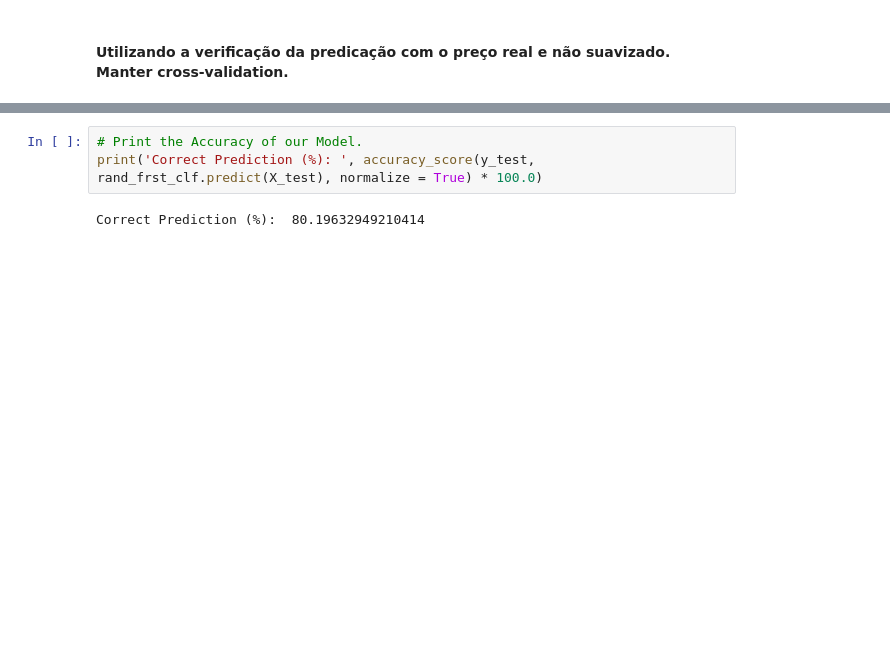
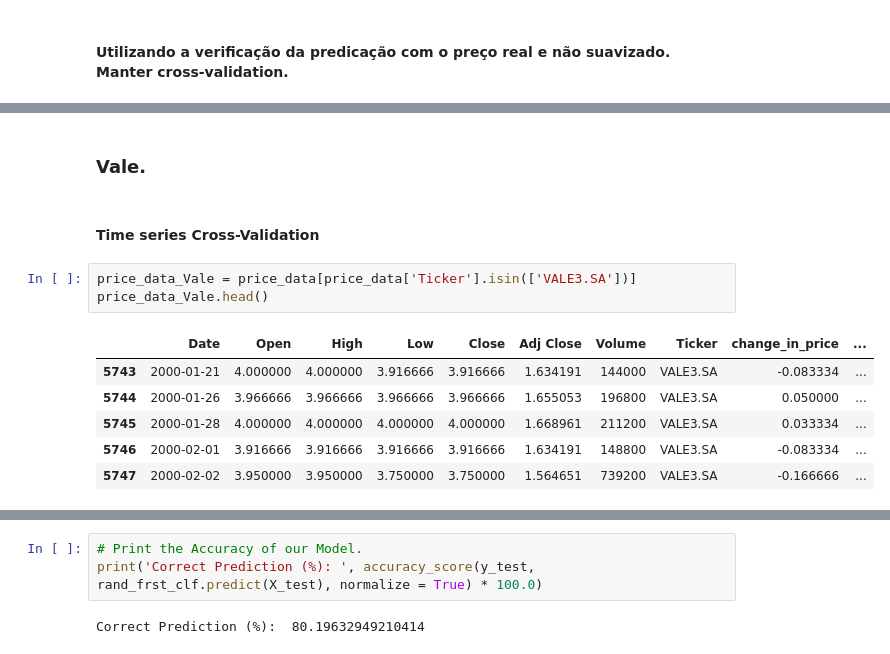
Before and after one commit to Bruno-Santana-Eco/TCC_Machine_learning, a Jupyter notebook: Random Forest 3.ipynb, the cells around one changed output, grey strips where cells are left out. Saved outputs shown, nothing was run; the diff lists cells and outputs as text; blank space fills up the shorter version.

```diff
--- a/Random Forest 3.ipynb
+++ b/Random Forest 3.ipynb
@@ -1806,3 +2273,17 @@ final_report_df = pd.concat(report_dict.values(), keys=report_dict.keys())
 
 # Display the final report DataFrame
 print(final_report_df)
+# %% [markdown]
+### Vale.
+# %% [markdown]
+#### Time series Cross-Validation
+# %%
+price_data_Vale = price_data[price_data['Ticker'].isin(['VALE3.SA'])]
+price_data_Vale.head()
+# %% [output]
+|  | Date | Open | High | Low | Close | Adj Close | Volume | Ticker | change_in_price | ... |
+| 5743 | 2000-01-21 | 4.000000 | 4.000000 | 3.916666 | 3.916666 | 1.634191 | 144000 | VALE3.SA | -0.083334 | ... |
+| 5744 | 2000-01-26 | 3.966666 | 3.966666 | 3.966666 | 3.966666 | 1.655053 | 196800 | VALE3.SA | 0.050000 | ... |
+| 5745 | 2000-01-28 | 4.000000 | 4.000000 | 4.000000 | 4.000000 | 1.668961 | 211200 | VALE3.SA | 0.033334 | ... |
+| 5746 | 2000-02-01 | 3.916666 | 3.916666 | 3.916666 | 3.916666 | 1.634191 | 148800 | VALE3.SA | -0.083334 | ... |
+| 5747 | 2000-02-02 | 3.950000 | 3.950000 | 3.750000 | 3.750000 | 1.564651 | 739200 | VALE3.SA | -0.166666 | ... |
```
Also changed, not shown: parts of 46 cells of this notebook.
